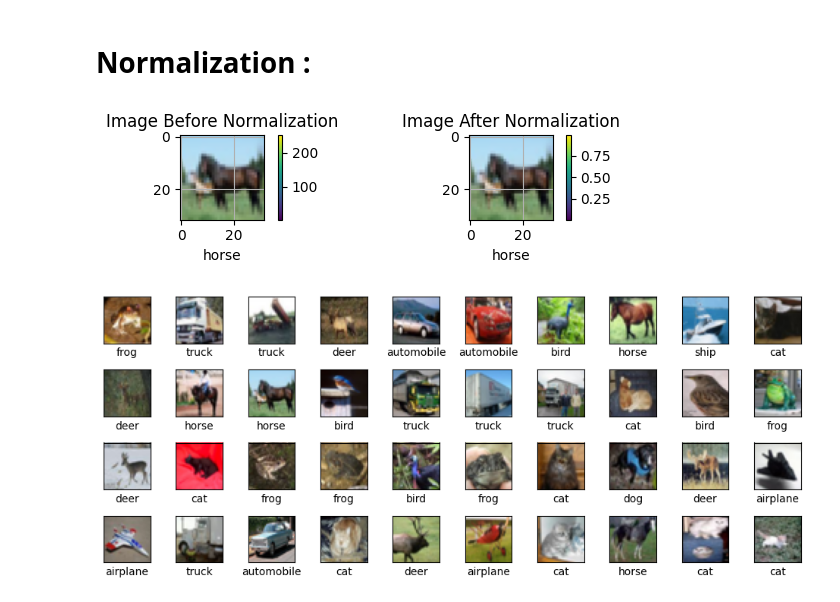
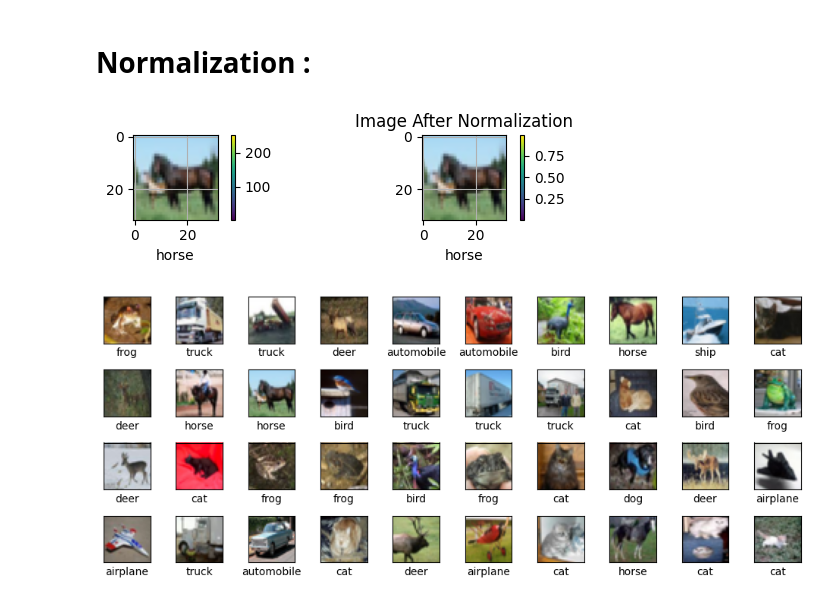
Before and after one commit to pmama/DeepLearningConcepts, a Jupyter notebook: CNN_CIFAR10.ipynb, the cells around one changed output. Cells and saved outputs as stored; diff of their text form; code cells hidden in the pictures.

```diff
--- a/CNN_CIFAR10.ipynb
+++ b/CNN_CIFAR10.ipynb
@@ -86,25 +83,24 @@ X_test = test_images.astype('float32') / 255.0
 # %%
 idx = 12
 plt.figure(figsize=(6,1.8))
 plt.subplot(1, 2, 1)
 plt.imshow(train_images[idx])
 class_name = classes[y_train[idx]]
 plt.xlabel(class_name)
 plt.colorbar()
 plt.grid(True)
-plt.title('Image Before Normalization')
 
 plt.subplot(1,2,2)
 plt.imshow(X_train[idx])
 class_name = classes[y_train[idx]]
 plt.xlabel(class_name)
 plt.colorbar()
 plt.grid(True)
 plt.title('Image After Normalization')
 plt.tight_layout()
 plt.show()
 # %% [output]
-[figure, old version]
+[figure, new version]
 # %%
 # Visualising array of pictures
 plt.figure(figsize=(10,4))
```
Also changed, not shown: parts of 29 cells of this notebook.
